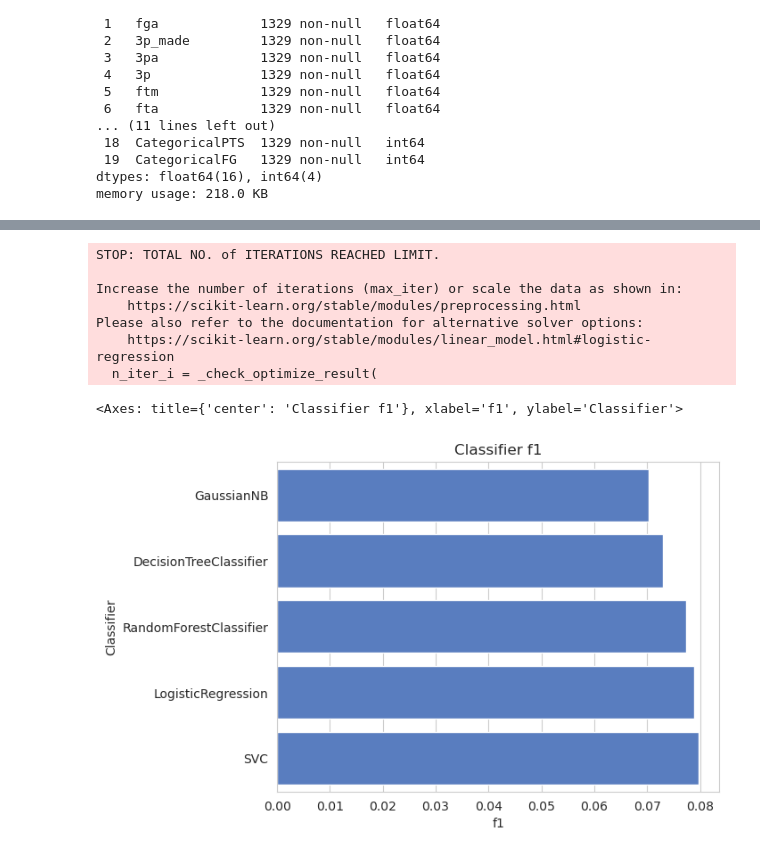
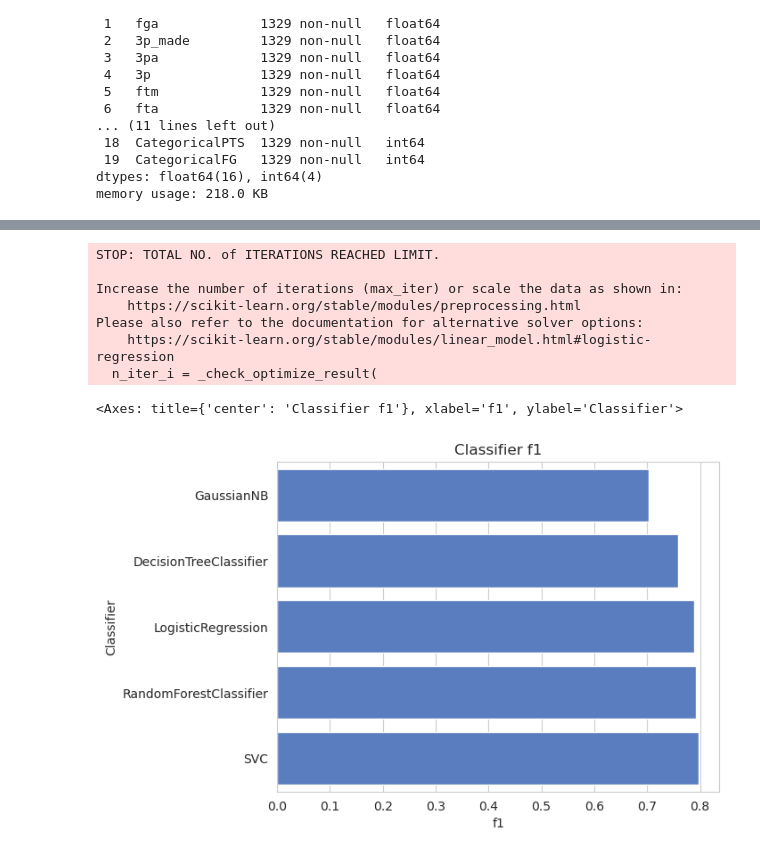
Before and after one commit to Vladyka787/KursachML, a Jupyter notebook: notebook/main.ipynb, the cells around one changed output, grey strips where cells are left out. Cells and saved outputs as stored; diff of their text form; code cells hidden in the pictures.

```diff
--- a/notebook/main.ipynb
+++ b/notebook/main.ipynb
@@ -303,7 +303,6 @@ for clf in classifiers:
 		acc_dict[name] = acc
 
 for clf in acc_dict:
-	acc_dict[clf] = acc_dict[clf] / 10.0
 	log_entry = pd.DataFrame([[clf, acc_dict[clf]]], columns=log_cols)
 	log = log.append(log_entry)
 
@@ -349,35 +348,34 @@ X_train, X_test, y_train, y_test = train_test_split(X, y, test_size = 0.2, rando
 acc_dict = {}
 
 for clf in classifiers:
 	name = clf.__class__.__name__
 	clf.fit(X_train, y_train)
 	train_predictions = clf.predict(X_test)
 	acc = f1_score(y_test, train_predictions)
 	if name in acc_dict:
 		acc_dict[name] += acc
 	else:
 		acc_dict[name] = acc
 
 for clf in acc_dict:
-	acc_dict[clf] = acc_dict[clf] / 10.0
 	log_entry = pd.DataFrame([[clf, acc_dict[clf]]], columns=log_cols)
 	log = log.append(log_entry)
 
 plt.xlabel('f1')
 plt.title('Classifier f1')
 
 sns.set_color_codes("muted")
 sns.barplot(x='f1', y='Classifier', data=log.sort_values(by='f1'), color="b")
 # %% [output]
 STOP: TOTAL NO. of ITERATIONS REACHED LIMIT.
 
 Increase the number of iterations (max_iter) or scale the data as shown in:
     https://scikit-learn.org/stable/modules/preprocessing.html
 Please also refer to the documentation for alternative solver options:
     https://scikit-learn.org/stable/modules/linear_model.html#logistic-regression
   n_iter_i = _check_optimize_result(
 <Axes: title={'center': 'Classifier f1'}, xlabel='f1', ylabel='Classifier'>
-[figure, old version]
+[figure, new version]
 # %%
 from sklearn.model_selection import train_test_split
 from sklearn.svm import SVC
```
Also changed, not shown: parts of 2 cells of this notebook.
